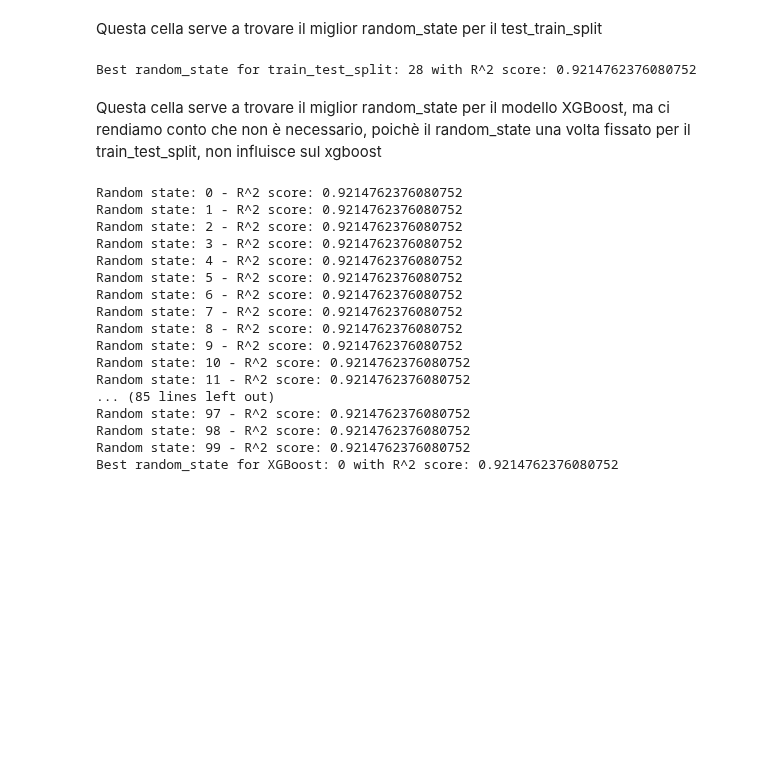
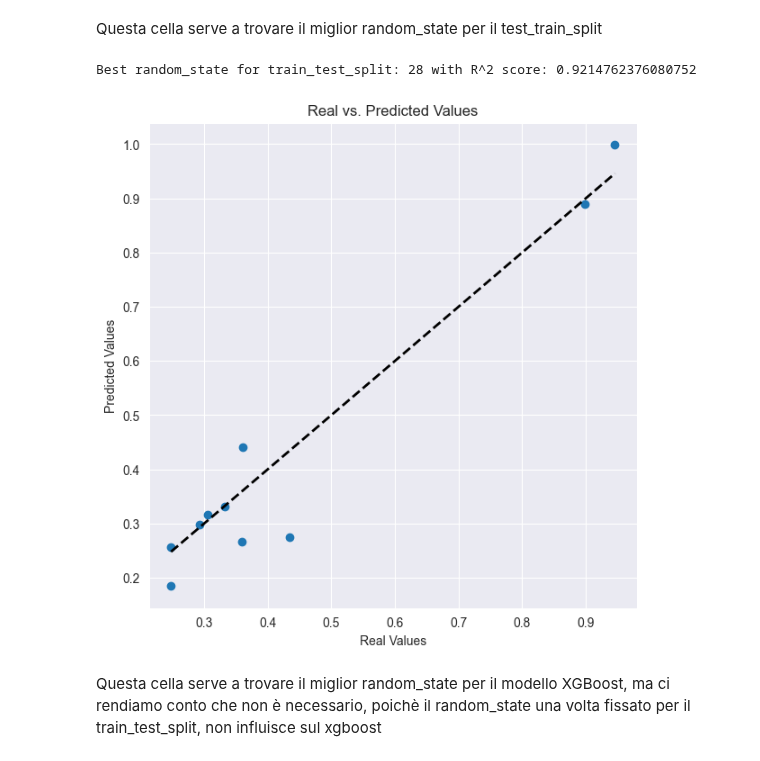
Before and after one commit to LorisMinetti/Permeability_Eval_AI, a Jupyter notebook: poker/noEch/Log.ipynb, the cells around one changed output. Saved outputs shown, nothing was run; the diff lists cells and outputs as text; code cells hidden in the pictures; blank space fills up the shorter version.

```diff
--- a/poker/noEch/Log.ipynb
+++ b/poker/noEch/Log.ipynb
@@ -104,30 +104,46 @@ Questa cella serve a trovare il miglior random_state per il test_train_split
 # %%
 from sklearn.metrics import r2_score
 from xgboost import XGBRegressor
 from sklearn.model_selection import train_test_split
+import matplotlib.pyplot as plt
 
+
+best_y_pred = None
+best_y_test = None
 best_random_state_split = None
 best_score_split = -float('inf')
 
 for random_state in range(0, 100):
     X = df_scaled.drop('k_m2', axis=1)
     y = df_scaled['k_m2']
 
     X_train, X_test, y_train, y_test = train_test_split(X, y, test_size=0.2, random_state=random_state)
 
     model = XGBRegressor()
     model.fit(X_train, y_train)
 
     y_pred = model.predict(X_test)
     score = r2_score(y_test, y_pred)
 
     if score > best_score_split:
         best_score_split = score
         best_random_state_split = random_state
+        best_y_pred = y_pred
+        best_y_test = y_test
 
 print(f"Best random_state for train_test_split: {best_random_state_split} with R^2 score: {best_score_split}")
+
+plt.figure(figsize=(7, 7))
+plt.scatter(best_y_test, best_y_pred)
+plt.plot([best_y_test.min(), best_y_test.max()], [best_y_test.min(), best_y_test.max()], 'k--', lw=2)
+plt.xlabel('Real Values')
+plt.ylabel('Predicted Values')
+plt.title('Real vs. Predicted Values')
+plt.grid(True)
+plt.show()
 # %% [output]
 Best random_state for train_test_split: 28 with R^2 score: 0.9214762376080752
+[figure, added]
 # %% [markdown]
 Questa cella serve a trovare il miglior random_state per il modello XGBoost, ma ci rendiamo conto che non è necessario, poichè il random_state una volta fissato per il train_test_split, non influisce sul xgboost
 # %%
@@ -153,21 +169,3 @@ for random_state in range(0, 100):
     print(f"Random state: {random_state} - R^2 score: {score}")
 
 print(f"Best random_state for XGBoost: {best_random_state_estimator} with R^2 score: {best_score_estimator}")
-# %% [output]
-Random state: 0 - R^2 score: 0.9214762376080752
-Random state: 1 - R^2 score: 0.9214762376080752
-Random state: 2 - R^2 score: 0.9214762376080752
-Random state: 3 - R^2 score: 0.9214762376080752
-Random state: 4 - R^2 score: 0.9214762376080752
-Random state: 5 - R^2 score: 0.9214762376080752
-Random state: 6 - R^2 score: 0.9214762376080752
-Random state: 7 - R^2 score: 0.9214762376080752
-Random state: 8 - R^2 score: 0.9214762376080752
-Random state: 9 - R^2 score: 0.9214762376080752
-Random state: 10 - R^2 score: 0.9214762376080752
-Random state: 11 - R^2 score: 0.9214762376080752
-... (85 lines left out)
-Random state: 97 - R^2 score: 0.9214762376080752
-Random state: 98 - R^2 score: 0.9214762376080752
-Random state: 99 - R^2 score: 0.9214762376080752
-Best random_state for XGBoost: 0 with R^2 score: 0.9214762376080752
```
Also changed, not shown: parts of 2 cells of this notebook, 1 other file.
